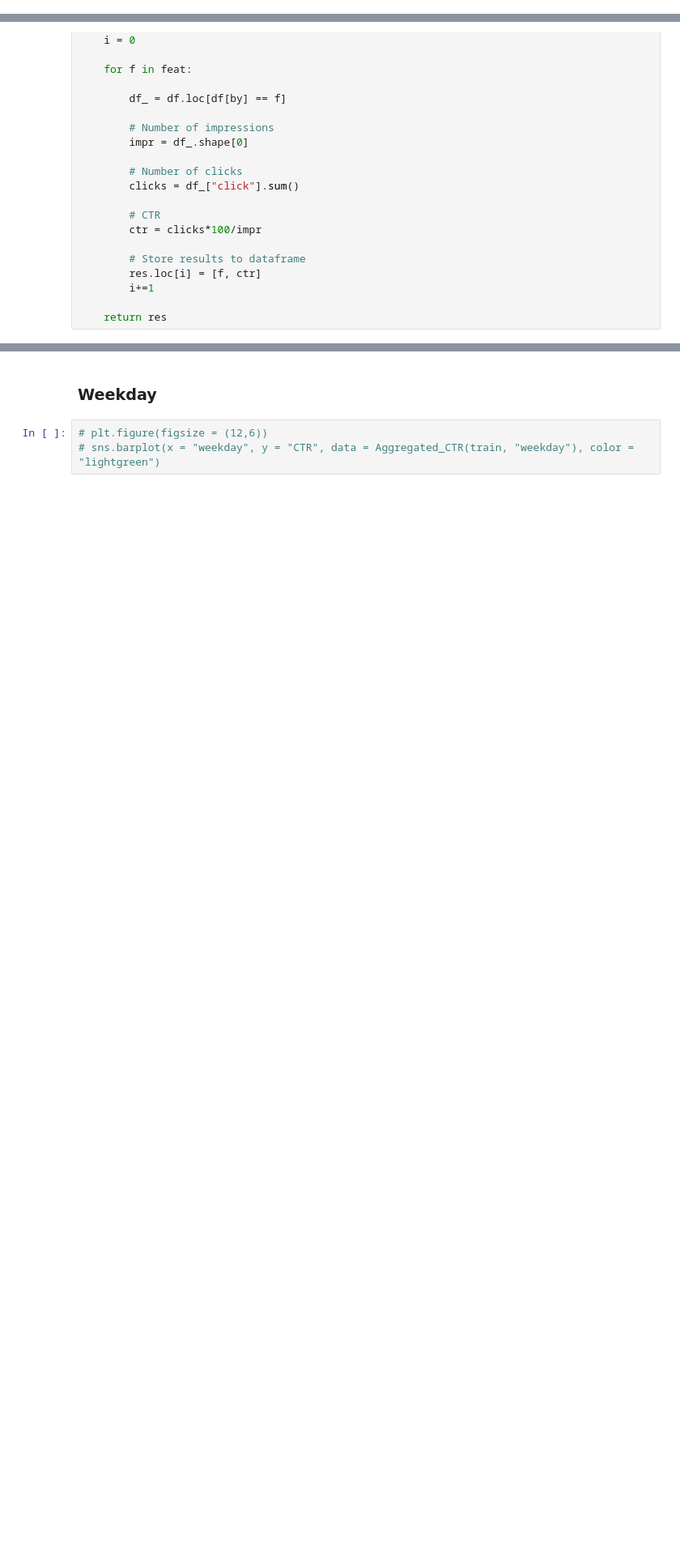
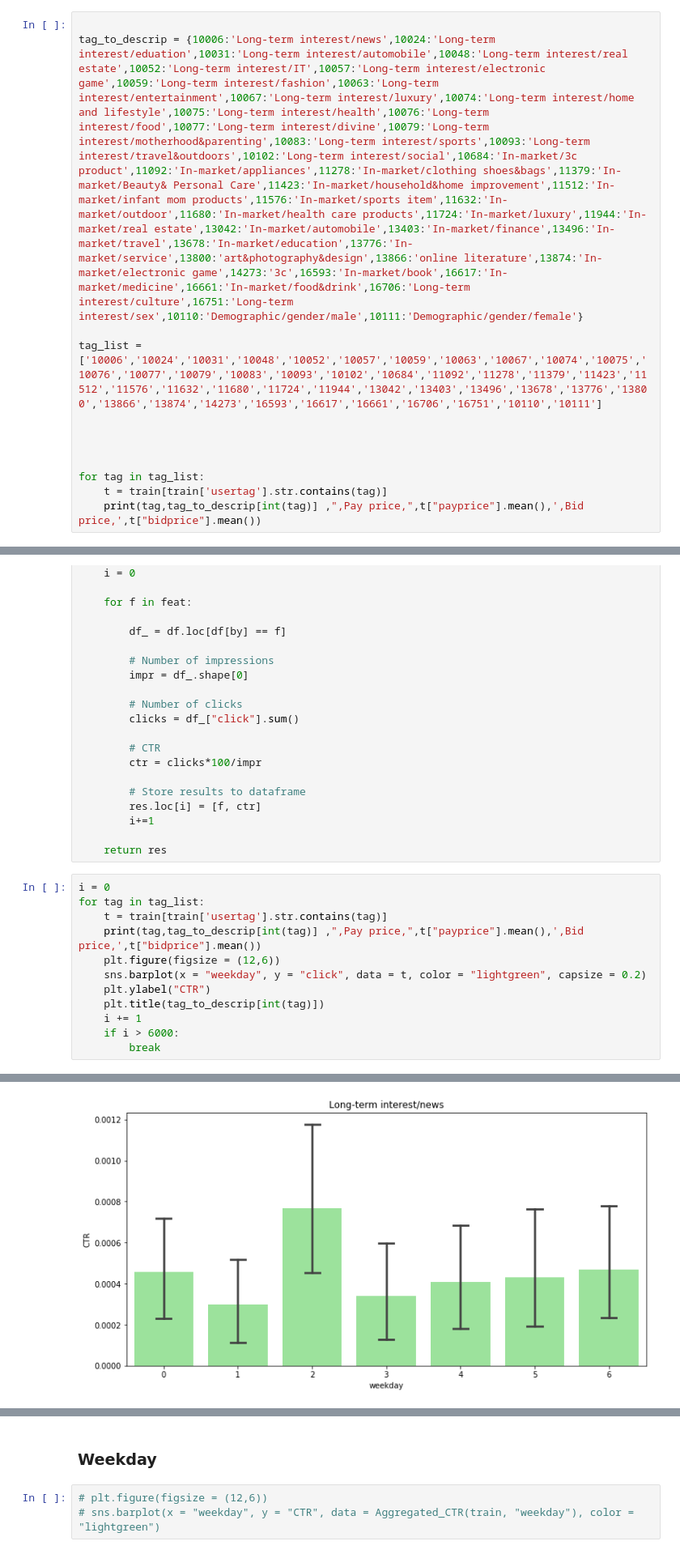
Before and after one commit to asfakianakis/COMPGW02_Web_Economics, a Jupyter notebook: Q1_Data_Exploration_individual/Q1-Data Exploration-DV.ipynb, the cells around one changed output, grey strips where cells are left out. Shown at 81% size. Drawn from its saved outputs; the diff is of its cells as text; blank space fills up the shorter version.

Commit message:
explore CTR by usertag by day

```diff
--- a/Q1_Data_Exploration_individual/Q1-Data Exploration-DV.ipynb
+++ b/Q1_Data_Exploration_individual/Q1-Data Exploration-DV.ipynb
@@ -112,0 +88,12 @@ for tag in tag_list:
+# %%
+
+tag_to_descrip = {10006:'Long-term interest/news',10024:'Long-term interest/eduation',10031:'Long-term interest/automobile',10048:'Long-term interest/real estate',10052:'Long-term interest/IT',10057:'Long-term interest/electronic game',10059:'Long-term interest/fashion',10063:'Long-term interest/entertainment',10067:'Long-term interest/luxury',10074:'Long-term interest/home and lifestyle',10075:'Long-term interest/health',10076:'Long-term interest/food',10077:'Long-term interest/divine',10079:'Long-term interest/motherhood&parenting',10083:'Long-term interest/sports',10093:'Long-term interest/travel&outdoors',10102:'Long-term interest/social',10684:'In-market/3c product',11092:'In-market/appliances',11278:'In-market/clothing shoes&bags',11379:'In-market/Beauty& Personal Care',11423:'In-market/household&home improvement',11512:'In-market/infant mom products',11576:'In-market/sports item',11632:'In-market/outdoor',11680:'In-market/health care products',11724:'In-market/luxury',11944:'In-market/real estate',13042:'In-market/automobile',13403:'In-market/finance',13496:'In-market/travel',13678:'In-market/education',13776:'In-market/service',13800:'art&photography&design',13866:'online literature',13874:'In-market/electronic game',14273:'3c',16593:'In-market/book',16617:'In-market/medicine',16661:'In-market/food&drink',16706:'Long-term interest/culture',16751:'Long-term interest/sex',10110:'Demographic/gender/male',10111:'Demographic/gender/female'}
+
+tag_list = ['10006','10024','10031','10048','10052','10057','10059','10063','10067','10074','10075','10076','10077','10079','10083','10093','10102','10684','11092','11278','11379','11423','11512','11576','11632','11680','11724','11944','13042','13403','13496','13678','13776','13800','13866','13874','14273','16593','16617','16661','16706','16751','10110','10111']
+
+
+
+
+for tag in tag_list:
+    t = train[train['usertag'].str.contains(tag)]
+    print(tag,tag_to_descrip[int(tag)] ,",Pay price,",t["payprice"].mean(),',Bid price,',t["bidprice"].mean())
@@ -162,3 +167,16 @@ def Aggregated_CTR(df, by = "weekday"):
         i+=1
 
     return res
+# %%
+i = 0
+for tag in tag_list:
+    t = train[train['usertag'].str.contains(tag)]
+    print(tag,tag_to_descrip[int(tag)] ,",Pay price,",t["payprice"].mean(),',Bid price,',t["bidprice"].mean())
+    plt.figure(figsize = (12,6))
+    sns.barplot(x = "weekday", y = "click", data = t, color = "lightgreen", capsize = 0.2)
+    plt.ylabel("CTR")
+    plt.title(tag_to_descrip[int(tag)])
+    i += 1
+    if i > 6000:
+        break
+# %% [output]
@@ -164,0 +217 @@ def Aggregated_CTR(df, by = "weekday"):
+[figure, added]
```
Also changed, not shown: parts of 5 cells of this notebook.
